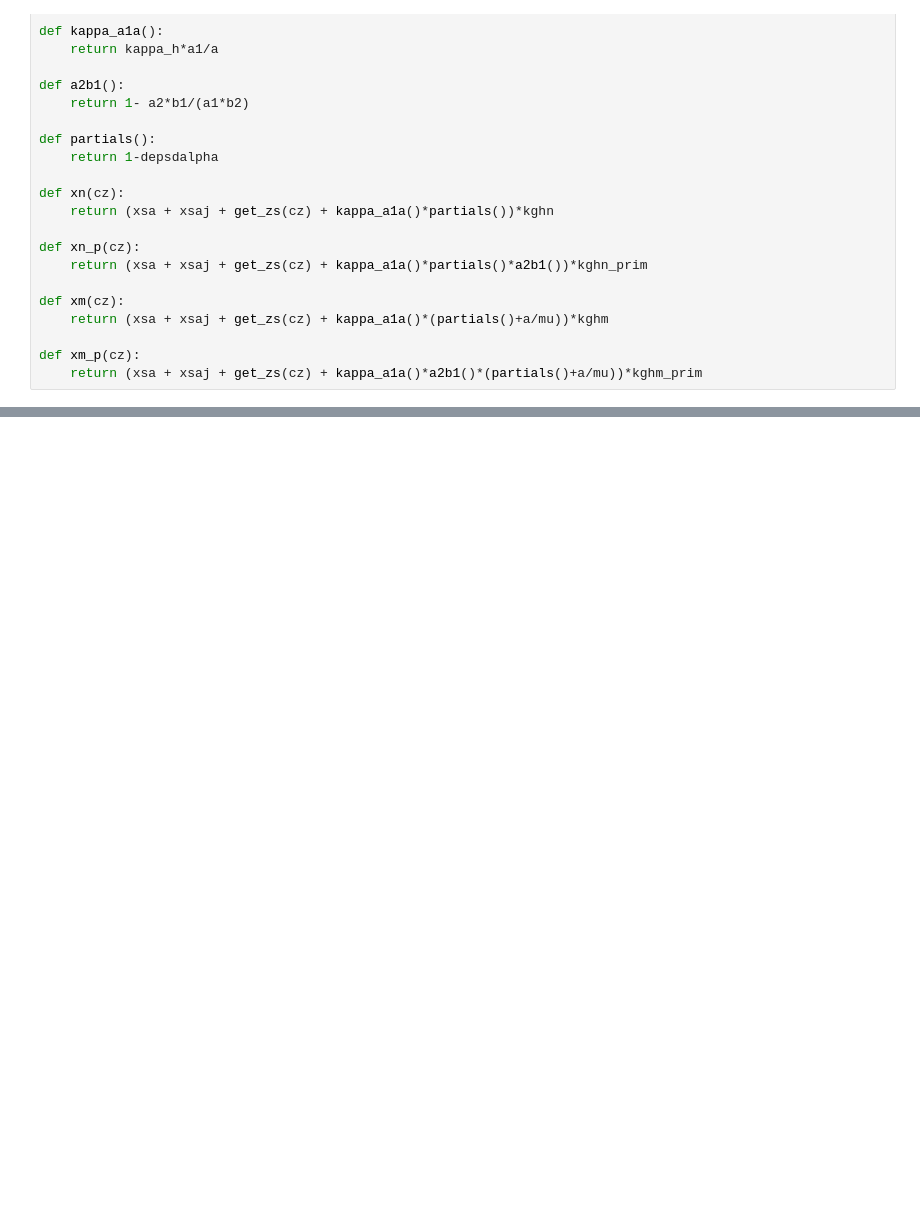
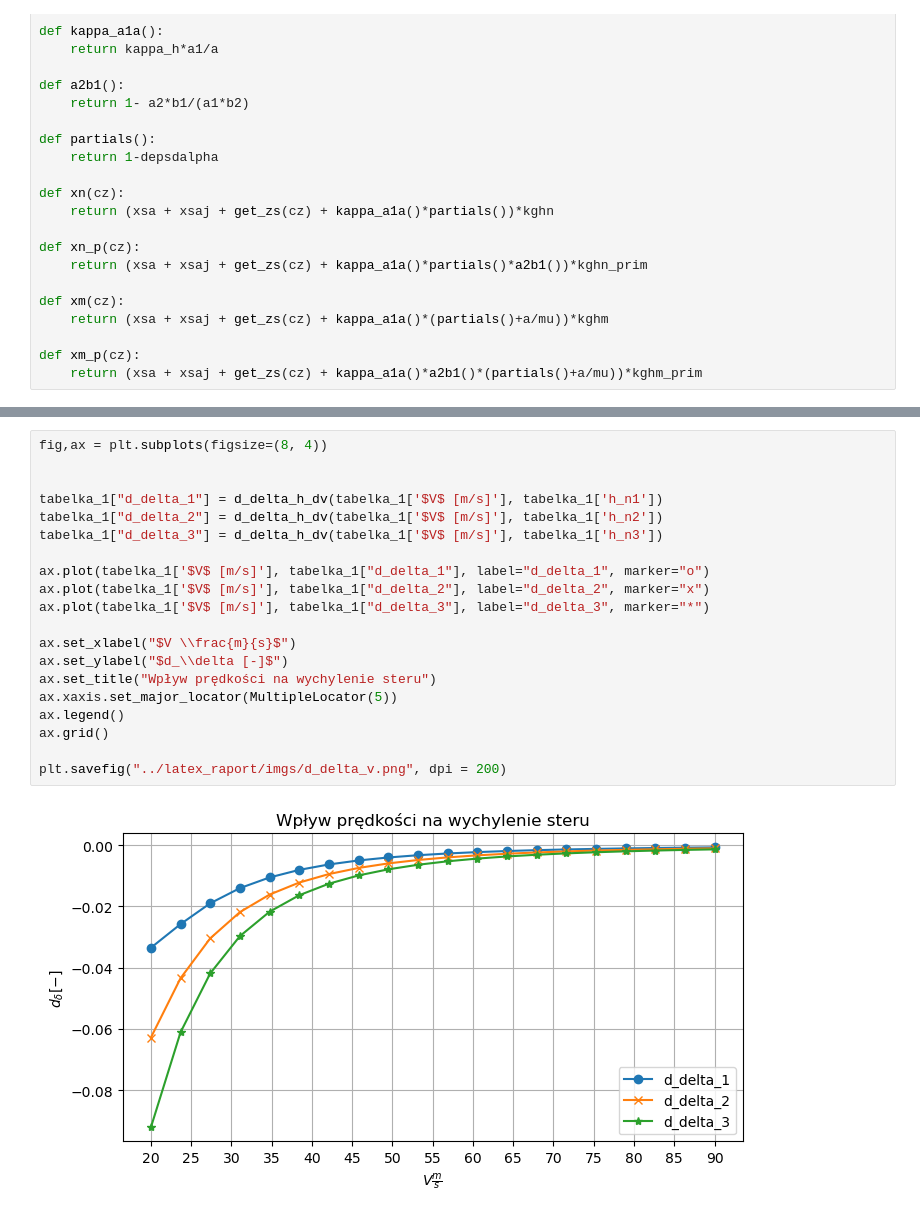
Before and after one commit to mahromir/FLIGHT_MECHANICS, a Jupyter notebook: proj10/src/ml_proj10.ipynb, the cells around one changed output, grey strips where cells are left out. Cells and saved outputs as stored; diff of their text form; blank space fills up the shorter version.

```diff
--- a/proj10/src/ml_proj10.ipynb
+++ b/proj10/src/ml_proj10.ipynb
@@ -140,0 +252,22 @@ plt.savefig("../latex_raport/imgs/xn_v.png", dpi = 200)
+# %%
+fig,ax = plt.subplots(figsize=(8, 4))
+
+
+tabelka_1["d_delta_1"] = d_delta_h_dv(tabelka_1['$V$ [m/s]'], tabelka_1['h_n1'])
+tabelka_1["d_delta_2"] = d_delta_h_dv(tabelka_1['$V$ [m/s]'], tabelka_1['h_n2'])
+tabelka_1["d_delta_3"] = d_delta_h_dv(tabelka_1['$V$ [m/s]'], tabelka_1['h_n3'])
+
+ax.plot(tabelka_1['$V$ [m/s]'], tabelka_1["d_delta_1"], label="d_delta_1", marker="o")
+ax.plot(tabelka_1['$V$ [m/s]'], tabelka_1["d_delta_2"], label="d_delta_2", marker="x")
+ax.plot(tabelka_1['$V$ [m/s]'], tabelka_1["d_delta_3"], label="d_delta_3", marker="*")
+
+ax.set_xlabel("$V \\frac{m}{s}$")
+ax.set_ylabel("$d_\\delta [-]$")
+ax.set_title("Wpływ prędkości na wychylenie steru")
+ax.xaxis.set_major_locator(MultipleLocator(5))
+ax.legend()
+ax.grid()
+
+plt.savefig("../latex_raport/imgs/d_delta_v.png", dpi = 200)
+# %% [output]
+[figure, added]
```
Also changed, not shown: parts of 14 cells of this notebook, 7 other files.
